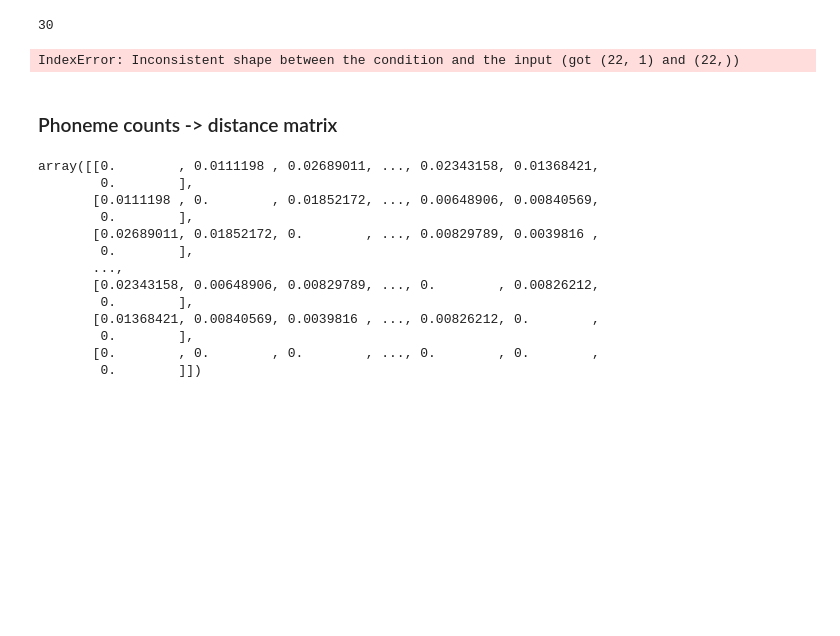
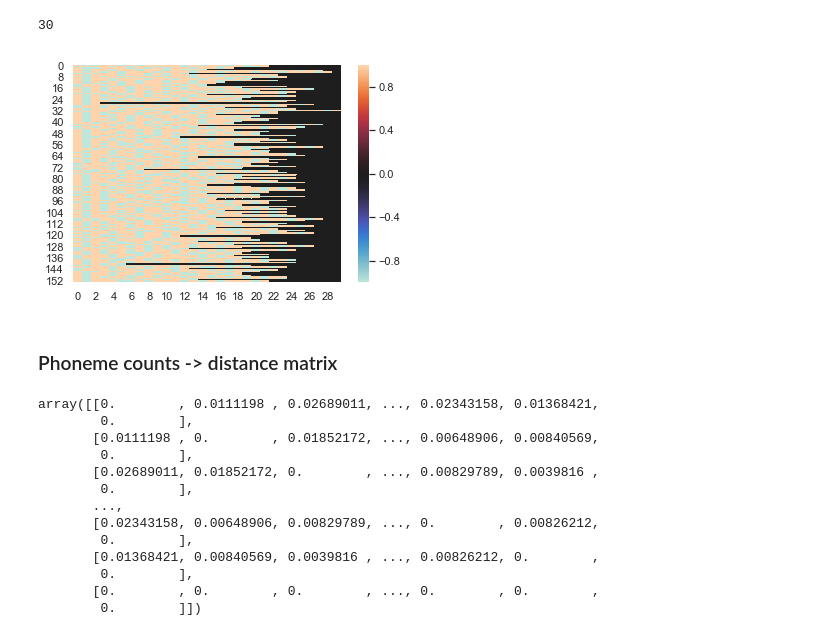
Before and after one commit to timholds/shakespeare, a Jupyter notebook: analyze-sonnets.ipynb, the cells around one changed output. Drawn from its saved outputs; the diff is of its cells as text; code cells hidden in the pictures; blank space fills up the shorter version.

```diff
--- a/analyze-sonnets.ipynb
+++ b/analyze-sonnets.ipynb
@@ -229,7 +229,17 @@ def ph_types_to_num(phones_list):
     return types_num
 
     #return c
-c = ph_types_to_num(phon_types_list)
-len(c[100])
+ph_types_nums = ph_types_to_num(phon_types_list)
+len(ph_types_nums[100])
 # %% [output]
 25
+# %%
+def to_df(ph_types_nums):
+    arr = np.zeros([len(ph_types_nums),len(max(ph_types_nums,key = lambda x: len(x)))])
+    for i,j in enumerate(ph_types_nums):
+        arr[i][0:len(j)] = j
+    df = pd.DataFrame(arr)
+    return df
+
+df = to_df(ph_types_nums)
+df
@@ -245,11 +274,11 @@ find_max_list(c)
 # %%
 import seaborn as sns
 sns.set()
 #data = np.random.randn(14, 25)
-data = c
+data = df
 ax = sns.heatmap(data, center=0)
 # %% [output]
-IndexError: Inconsistent shape between the condition and the input (got (22, 1) and (22,))
+[figure, added]
 # %% [markdown]
 ### Phoneme counts -> distance matrix
 # %%
```
Also changed, not shown: parts of 1 cell of this notebook.
